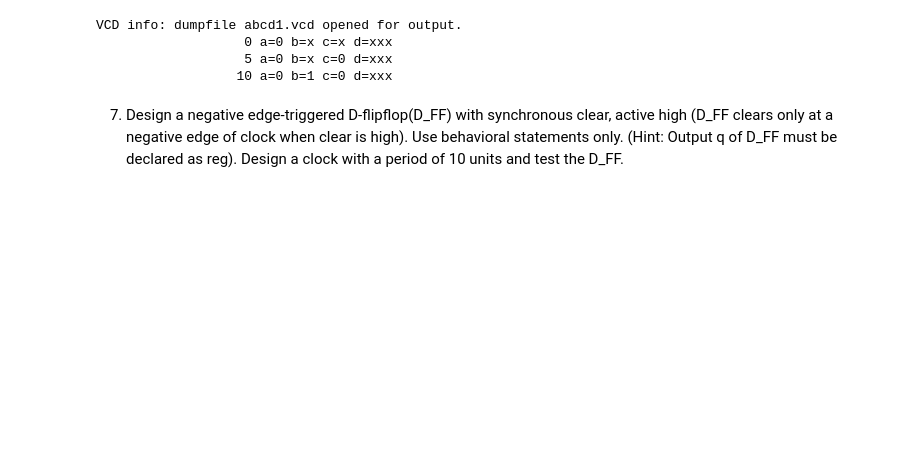
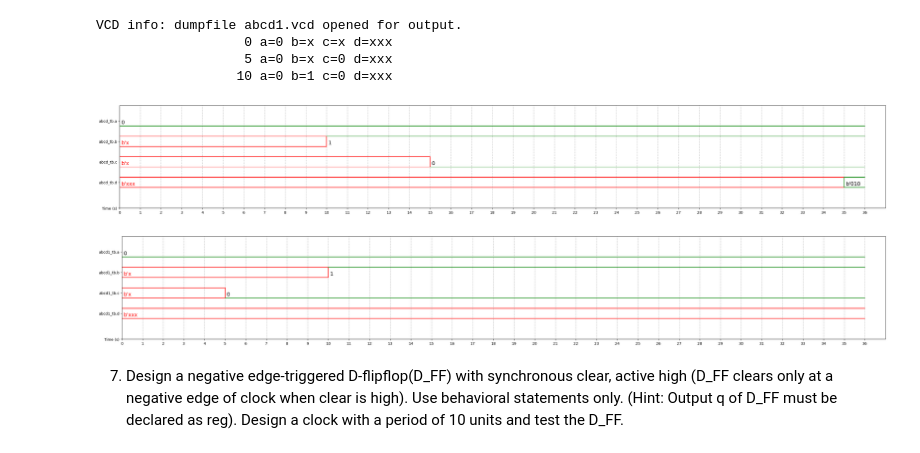
Before and after one commit to Varshan98/Suriya_DSL_HW, a Jupyter notebook: HW3_VerilogGitPractice.ipynb, the cells around one changed output. Saved outputs shown, nothing was run; the diff lists cells and outputs as text; code cells hidden in the pictures; blank space fills up the shorter version.

```diff
--- a/HW3_VerilogGitPractice.ipynb
+++ b/HW3_VerilogGitPractice.ipynb
@@ -646,6 +647,22 @@ VCD info: dumpfile abcd1.vcd opened for output.
                    0 a=0 b=x c=x d=xxx
                    5 a=0 b=x c=0 d=xxx
                   10 a=0 b=1 c=0 d=xxx
+# %%
+%%waveform abcd.vcd
+sign_list = ['abcd_tb.a','abcd_tb.b','abcd_tb.c','abcd_tb.d']
+time_begin = 0
+time_end = 36
+base = 'bin' # bin, dec, dec2, hex, octal
+# %% [output]
+[figure, added]
+# %%
+%%waveform abcd1.vcd
+sign_list = ['abcd1_tb.a','abcd1_tb.b','abcd1_tb.c','abcd1_tb.d']
+time_begin = 0
+time_end = 36
+base = 'bin' # bin, dec, dec2, hex, octal
+# %% [output]
+[figure, added]
 # %% [markdown]
 7. Design a negative edge-triggered D-flipflop(D_FF) with synchronous clear, active high (D_FF clears only at a negative edge of clock when clear is high). Use behavioral statements only. (Hint: Output q of D_FF must be declared as reg). Design a clock with a period of 10 units and test the D_FF.
 # %%
```
Also changed, not shown: parts of 1 cell of this notebook.
